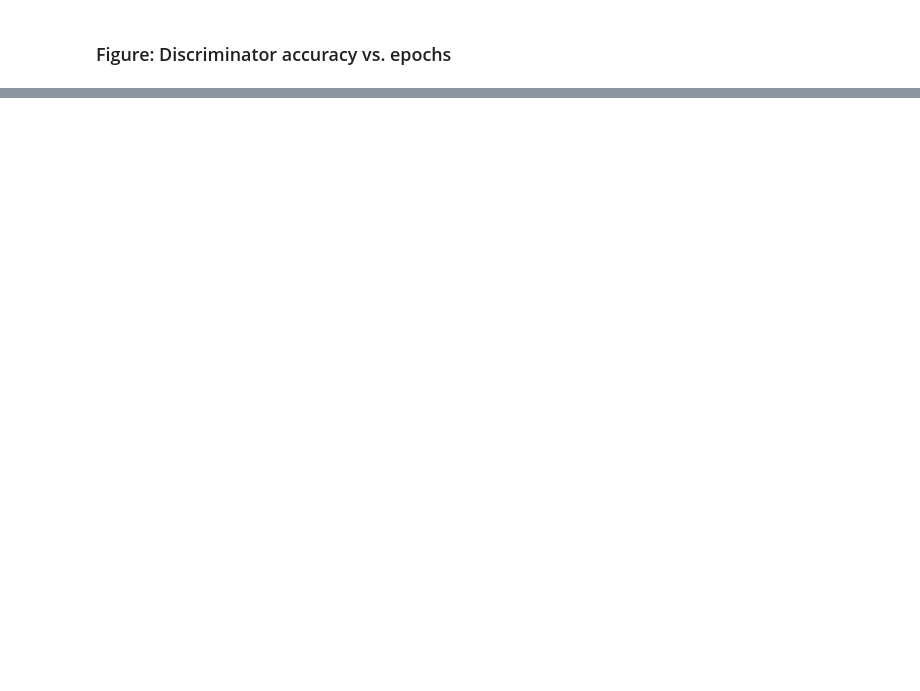
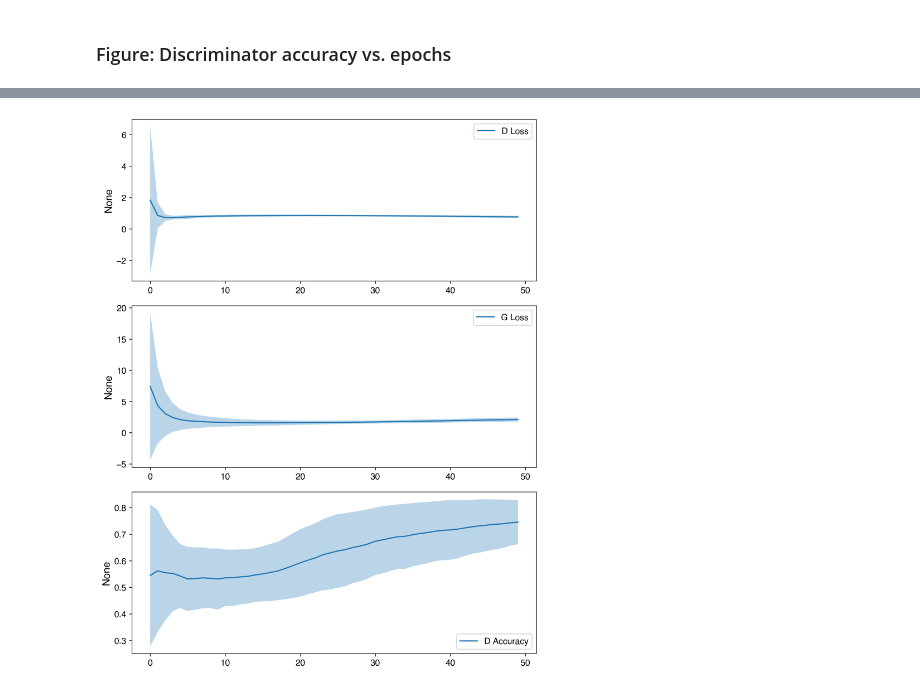
Before and after one commit to prajapati-incontrol/TapSEGNN, a Jupyter notebook: notebooks/create_figures.ipynb, the cells around one changed output, grey strips where cells are left out. Drawn from its saved outputs; the diff is of its cells as text; code cells hidden in the pictures; blank space fills up the shorter version.

```diff
--- a/notebooks/create_figures.ipynb
+++ b/notebooks/create_figures.ipynb
@@ -68,0 +140,26 @@ plt.tight_layout()
+# %%
+val_d_losses_mean = all_val_d_losses_df.mean(axis=1)
+val_d_losses_std = all_val_d_losses_df.std(axis=1)
+
+val_g_losses_mean = all_val_g_losses_df.mean(axis=1)
+val_g_losses_std = all_val_g_losses_df.std(axis=1)
+
+val_d_accuracies_mean = all_val_d_accuracies_df.mean(axis=1)
+val_d_accuracies_std = all_val_d_accuracies_df.std(axis=1)
+
+fig, ax = plt.subplots(3,1, figsize=(8,10))
+x = range(len(val_d_losses_mean))
+
+sns.lineplot(x=x, y=val_d_losses_mean, ax=ax[0], label='D Loss')
+ax[0].fill_between(x, val_d_losses_mean - val_d_losses_std, val_d_losses_mean + val_d_losses_std, alpha=0.3)
+
+sns.lineplot(x=x, y=val_g_losses_mean, ax=ax[1], label='G Loss')
+ax[1].fill_between(x, val_g_losses_mean - val_g_losses_std, val_g_losses_mean + val_g_losses_std, alpha=0.3)
+
+sns.lineplot(x=x, y=val_d_accuracies_mean, ax=ax[2], label='D Accuracy')
+ax[2].fill_between(x, val_d_accuracies_mean - val_d_accuracies_std, val_d_accuracies_mean + val_d_accuracies_std, alpha=0.3)
+
+plt.tight_layout()
+plt.show()
+# %% [output]
+[figure, added]
```
Also changed, not shown: parts of 9 cells of this notebook, 5 other files.
